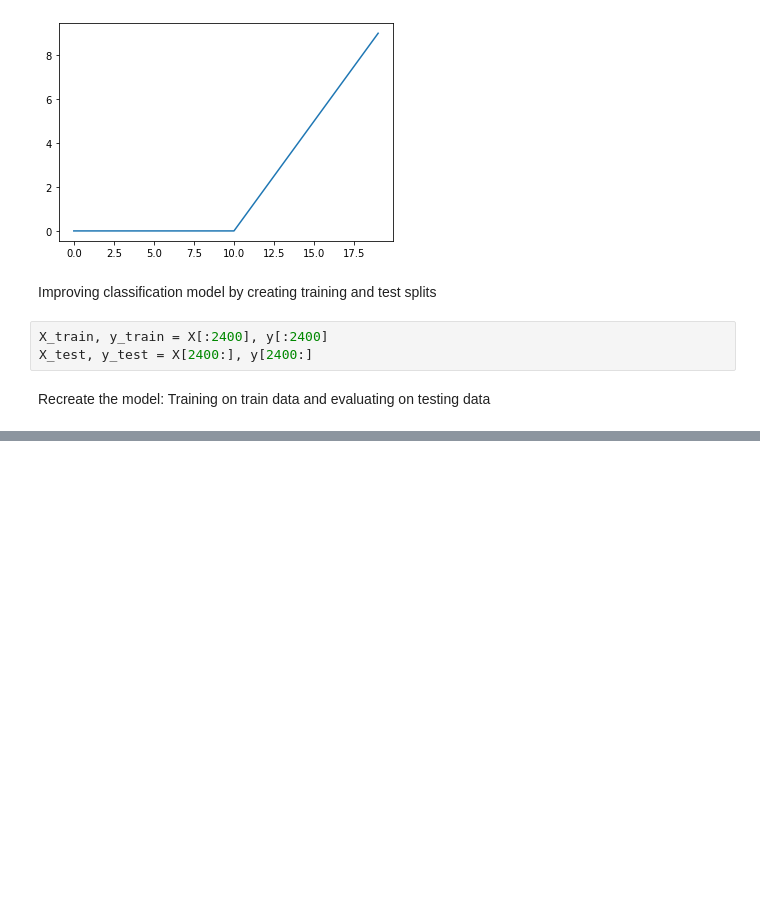
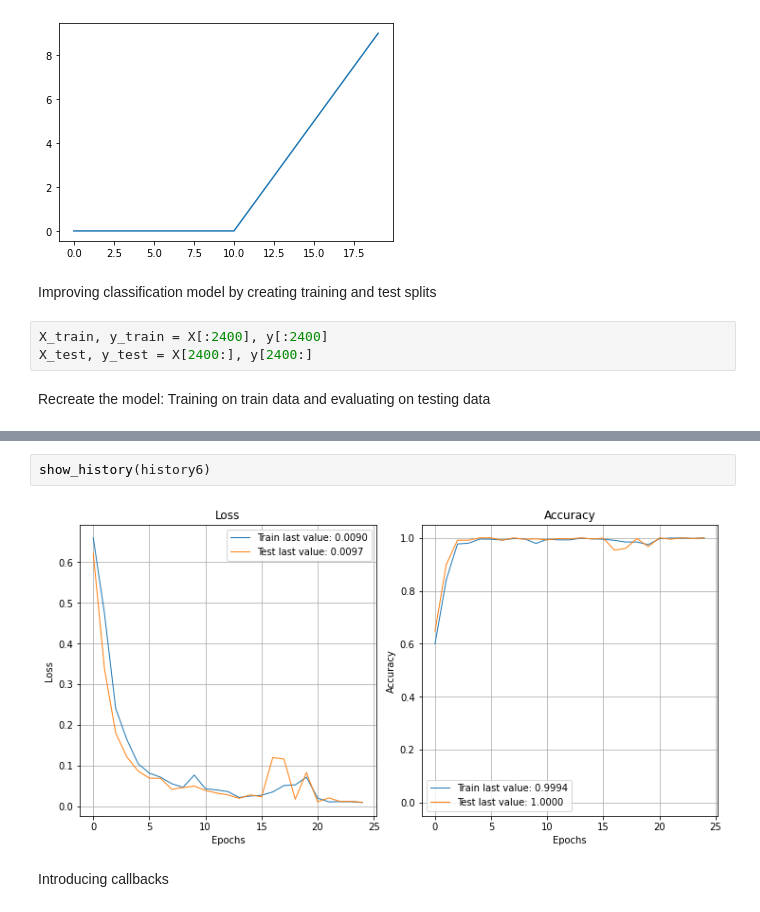
Before and after one commit to AviSaha123/Tensorflow_learnings, a Jupyter notebook: TensorflowClassification.ipynb, the cells around one changed output, grey strips where cells are left out. Drawn from its saved outputs; the diff is of its cells as text; blank space fills up the shorter version.

```diff
--- a/TensorflowClassification.ipynb
+++ b/TensorflowClassification.ipynb
@@ -277,0 +288,6 @@ Binary Classification
+# %%
+show_history(history6)
+# %% [output]
+[figure, added]
+# %% [markdown]
+Introducing callbacks
```
Also changed, not shown: parts of 24 cells of this notebook.
